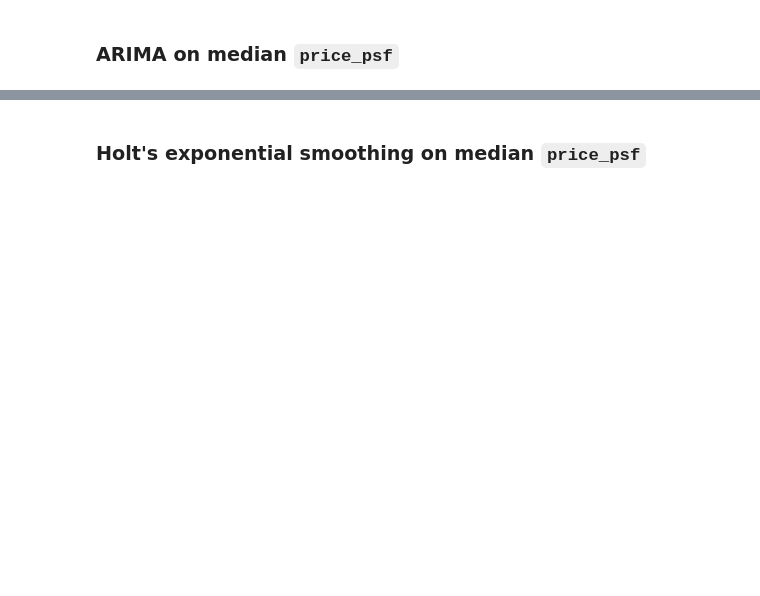
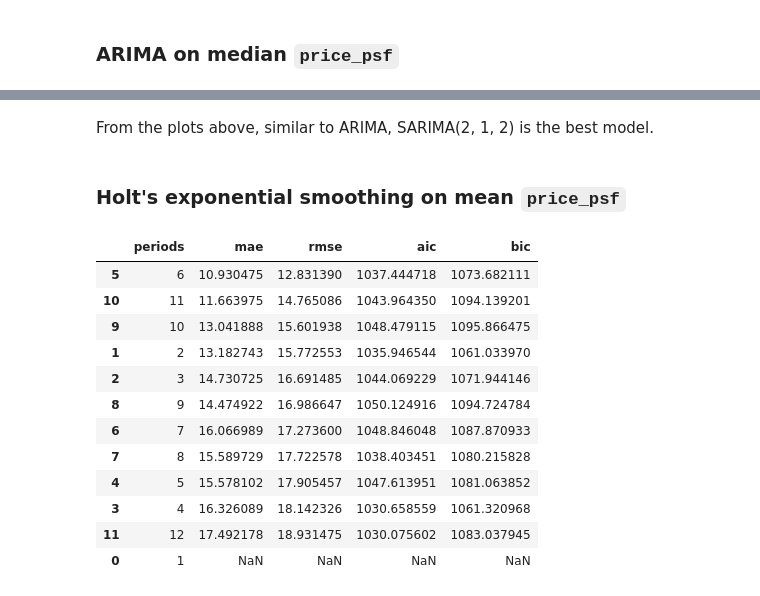
Before and after one commit to yuenherny/kl-house-price-forecasting, a Jupyter notebook: notebooks/Transactions - 06 Time Series Modelling.ipynb, the cells around one changed output, grey strips where cells are left out. Drawn from its saved outputs; the diff is of its cells as text; code cells hidden in the pictures; blank space fills up the shorter version.

```diff
--- a/notebooks/Transactions - 06 Time Series Modelling.ipynb
+++ b/notebooks/Transactions - 06 Time Series Modelling.ipynb
@@ -833,7 +831,7 @@ mean_monthly_price_psf_test = df_test[['year', ]]
 # %%
 from sklearn.metrics import mean_squared_error
 
-def plot_train_set_forecast(model, train_data, order, forecast_length=12):
+def plot_train_set_mean_forecast(model, train_data, order, forecast_length=12):
     train = train_data.iloc[:-forecast_length]
     val = train_data.iloc[-forecast_length:]
 
@@ -863,7 +861,7 @@ forecast_length = 12 * 3
 for best_order in best_orders:
     with warnings.catch_warnings():
         warnings.filterwarnings('ignore')
-        plot_train_set_forecast(ARIMA, mean_monthly_price_psf_train['price_psf'], best_order, forecast_length)
+        plot_train_set_mean_forecast(ARIMA, mean_monthly_price_psf_train['price_psf'], best_order, forecast_length)
 # %% [output]
                                SARIMAX Results
 ==============================================================================
@@ -1006,7 +1004,7 @@ forecast_length = 12 * 3
 for best_order in best_orders:
     with warnings.catch_warnings():
         warnings.filterwarnings('ignore')
-        plot_train_set_forecast(SARIMAX, mean_monthly_price_psf_train['price_psf'], best_order, forecast_length)
+        plot_train_set_mean_forecast(SARIMAX, mean_monthly_price_psf_train['price_psf'], best_order, forecast_length)
 # %% [output]
                                SARIMAX Results
 ==============================================================================
@@ -1277,0 +1281,8 @@ When evaluating on test set, it seems SARIMAX(2, 2, 4) has the lowest RMSE. SARI
+# %%
+from itertools import product
+
+p = range(1,4)
+i = range(1,3)
+q = range(1,8)
+orders = list(product(p, i, q))
+print(f'Number of orders: {len(orders)}')
@@ -1282,2 +1595,56 @@ When evaluating on test set, it seems SARIMAX(2, 2, 4) has the lowest RMSE. SARI
+# %% [markdown]
+From the plots above, similar to ARIMA, SARIMA(2, 1, 2) is the best model.
 # %% [markdown]
-### Holt's exponential smoothing on median `price_psf`
+### Holt's exponential smoothing on mean `price_psf`
+# %%
+from statsmodels.tsa.exponential_smoothing.ets import ETSModel
+
+mae, rmse, aic, bic = [], [], [], []
+periods = range(1,13)
+for period in tqdm(periods, total=len(periods)):
+    for fold, (train, test) in enumerate(block_cv(median_monthly_price_psf_train['price_psf'], n_splits=2)):
+        fold_mae, fold_rmse, fold_aic, fold_bic = [], [], [], []
+        with warnings.catch_warnings():
+            warnings.filterwarnings('ignore')
+            try:
+                holtwinters = ETSModel(
+                    train,
+                    error='add',
+                    trend='mul',
+                    seasonal='mul',
+                    freq=train.index.inferred_freq,
+                    seasonal_periods=period,
+                    damped_trend=True
+                ).fit()
+                holtwinters_forecast = holtwinters.forecast(len(test))
+                fold_mae.append(np.mean(np.abs(holtwinters_forecast - test)))
+                fold_rmse.append(np.sqrt(np.mean((holtwinters_forecast - test) ** 2)))
+                fold_aic.append(holtwinters.aic)
+                fold_bic.append(holtwinters.bic)
+            except:
+                fold_mae.append(np.nan)
+                fold_rmse.append(np.nan)
+                fold_aic.append(np.nan)
+                fold_bic.append(np.nan)
+
+    mae.append(mean(fold_mae))
+    rmse.append(mean(fold_rmse))
+    aic.append(mean(fold_aic))
+    bic.append(mean(fold_bic))
+
+df_holtwinters_eval = pd.DataFrame({'periods': periods, 'mae': mae, 'rmse': rmse, 'aic': aic, 'bic': bic})
+df_holtwinters_eval.sort_values(by=['rmse', 'aic', 'bic'], ascending=True)
+# %% [output]
+|  | periods | mae | rmse | aic | bic |
+| 5 | 6 | 10.930475 | 12.831390 | 1037.444718 | 1073.682111 |
+| 10 | 11 | 11.663975 | 14.765086 | 1043.964350 | 1094.139201 |
+| 9 | 10 | 13.041888 | 15.601938 | 1048.479115 | 1095.866475 |
+| 1 | 2 | 13.182743 | 15.772553 | 1035.946544 | 1061.033970 |
+| 2 | 3 | 14.730725 | 16.691485 | 1044.069229 | 1071.944146 |
+| 8 | 9 | 14.474922 | 16.986647 | 1050.124916 | 1094.724784 |
+| 6 | 7 | 16.066989 | 17.273600 | 1048.846048 | 1087.870933 |
+| 7 | 8 | 15.589729 | 17.722578 | 1038.403451 | 1080.215828 |
+| 4 | 5 | 15.578102 | 17.905457 | 1047.613951 | 1081.063852 |
+| 3 | 4 | 16.326089 | 18.142326 | 1030.658559 | 1061.320968 |
+| 11 | 12 | 17.492178 | 18.931475 | 1030.075602 | 1083.037945 |
+| 0 | 1 | NaN | NaN | NaN | NaN |
```
Also changed, not shown: parts of 28 cells of this notebook.
